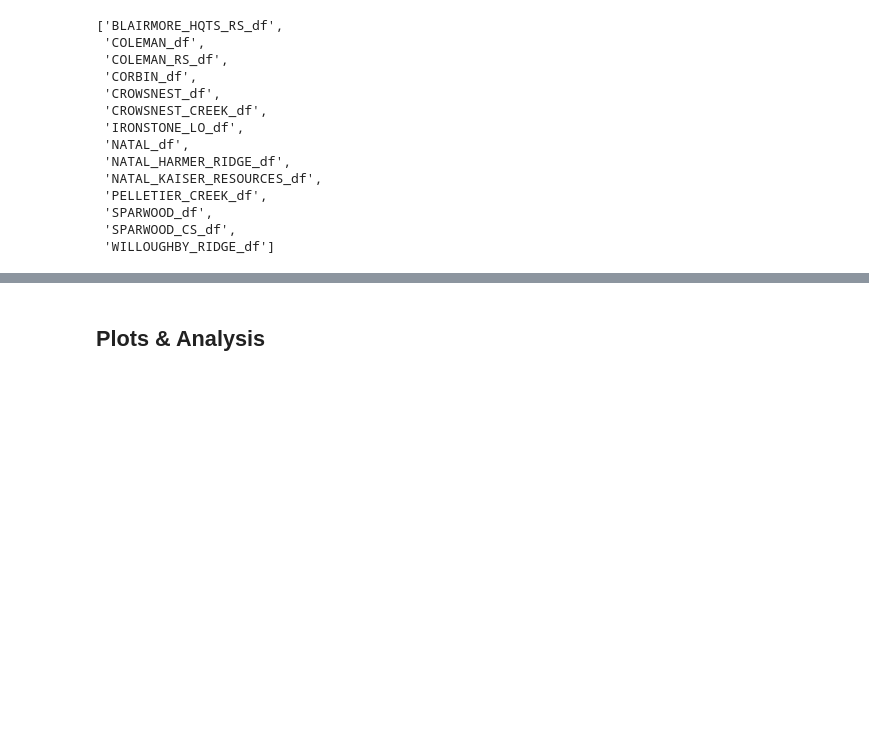
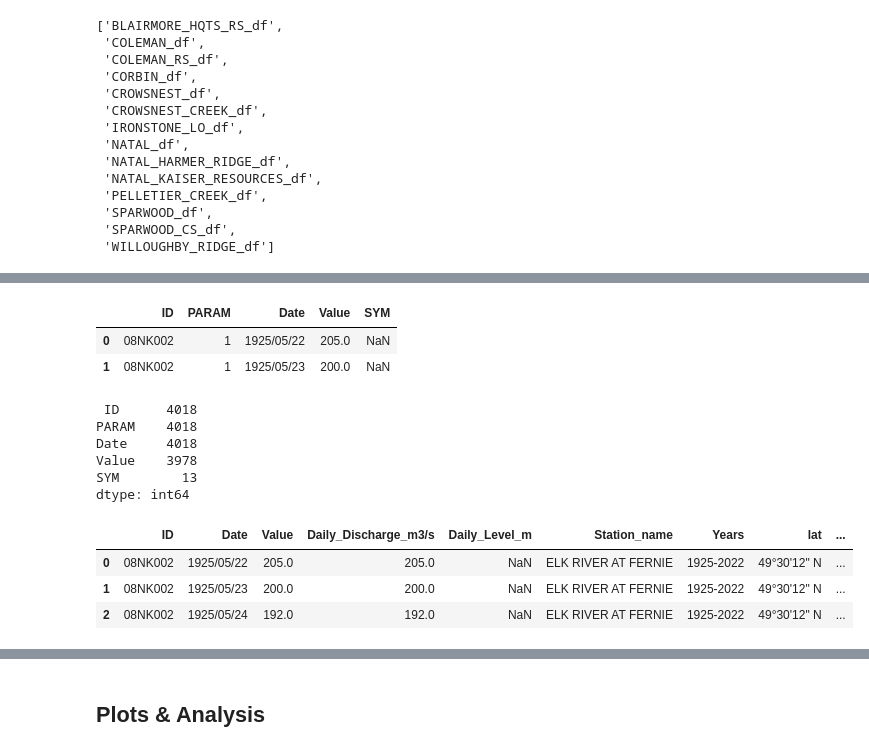
Before and after one commit to moniquebeaulieu/TM_PHES, a Jupyter notebook: EDA.ipynb, the cells around one changed output, grey strips where cells are left out. Drawn from its saved outputs; the diff is of its cells as text; code cells hidden in the pictures; blank space fills up the shorter version.

Commit message:
added hydrometric data

```diff
--- a/EDA.ipynb
+++ b/EDA.ipynb
@@ -67,3 +106,35 @@ def preprocess_weather_data(df):
+# %%
+def create_and_concat_dataframes(original_dfs, additional_df=None):
+    """
+    Takes the four gauge station data and uses the create_new_dataframe function to clean up.
+    Concatenates the dataframes and merges on with gauge station name and locations.
+    Parameters:
+    - original_dfs: list of the gauge station DataFrames
+    - additional_df: gauge station name and location DataFrame
+
+    Returns:
+    - concatenated_df: All interested gauge station data in one DataFrame
+    """
+    # Container for processed DataFrames
+    processed_dfs = []
+
+    for original_df in original_dfs:
+        # Process each DataFrame using the create_new_dataframe function
+        processed_df = create_new_dataframe(original_df)
+        processed_dfs.append(processed_df)
+
+    # Concatenate all processed DataFrames
+    concatenated_df = pd.concat(processed_dfs, ignore_index=True)
+
+    # If additional_df is provided, merge it with the concatenated_df
+    if additional_df is not None:
+        # Merge DataFrames on 'ID' column using 'outer' to keep all data from both DataFrames
+        concatenated_df = pd.merge(concatenated_df, additional_df, on='ID', how='outer')
+
+    # Convert 'Date' column to datetime
+    concatenated_df['Date'] = pd.to_datetime(concatenated_df['Date'])
+
+    return concatenated_df
 # %% [markdown]
 ## Data Engineering
 # %% [markdown]
@@ -146,0 +205,6 @@ pd.reset_option('display.width')
+# %%
+gauge_location_df = pd.read_csv(gauge_location_path)
+elk_df = pd.read_csv(elk_path, header=1)
+hosmer_df = pd.read_csv(hosmer_path, header=1)
+michel_df = pd.read_csv(michel_path, header=1)
+crowsnest_df = pd.read_csv(crowsnest_path, header=1)
@@ -146,0 +218,27 @@ pd.reset_option('display.width')
+# %%
+elk_df.head(2)
+# %% [output]
+|  | ID | PARAM | Date | Value | SYM |
+| 0 | 08NK002 | 1 | 1925/05/22 | 205.0 | NaN |
+| 1 | 08NK002 | 1 | 1925/05/23 | 200.0 | NaN |
+# %%
+filtered_rows1 = crowsnest_df.query("PARAM == 2")
+filtered_rows1.count()
+# %% [output]
+ ID      4018
+PARAM    4018
+Date     4018
+Value    3978
+SYM        13
+dtype: int64
+# %%
+original_dfs = [elk_df, hosmer_df, michel_df, crowsnest_df]
+
+# Call the function to create, concatenate, and merge DataFrames
+hydrometric_df = create_and_concat_dataframes(original_dfs, gauge_location_df)
+hydrometric_df.head(3)
+# %% [output]
+|  | ID | Date | Value | Daily_Discharge_m3/s | Daily_Level_m | Station_name | Years | lat | ... |
+| 0 | 08NK002 | 1925/05/22 | 205.0 | 205.0 | NaN | ELK RIVER AT FERNIE | 1925-2022 | 49°30'12" N | ... |
+| 1 | 08NK002 | 1925/05/23 | 200.0 | 200.0 | NaN | ELK RIVER AT FERNIE | 1925-2022 | 49°30'12" N | ... |
+| 2 | 08NK002 | 1925/05/24 | 192.0 | 192.0 | NaN | ELK RIVER AT FERNIE | 1925-2022 | 49°30'12" N | ... |
```
Also changed, not shown: parts of 17 cells of this notebook, 6 other files.
